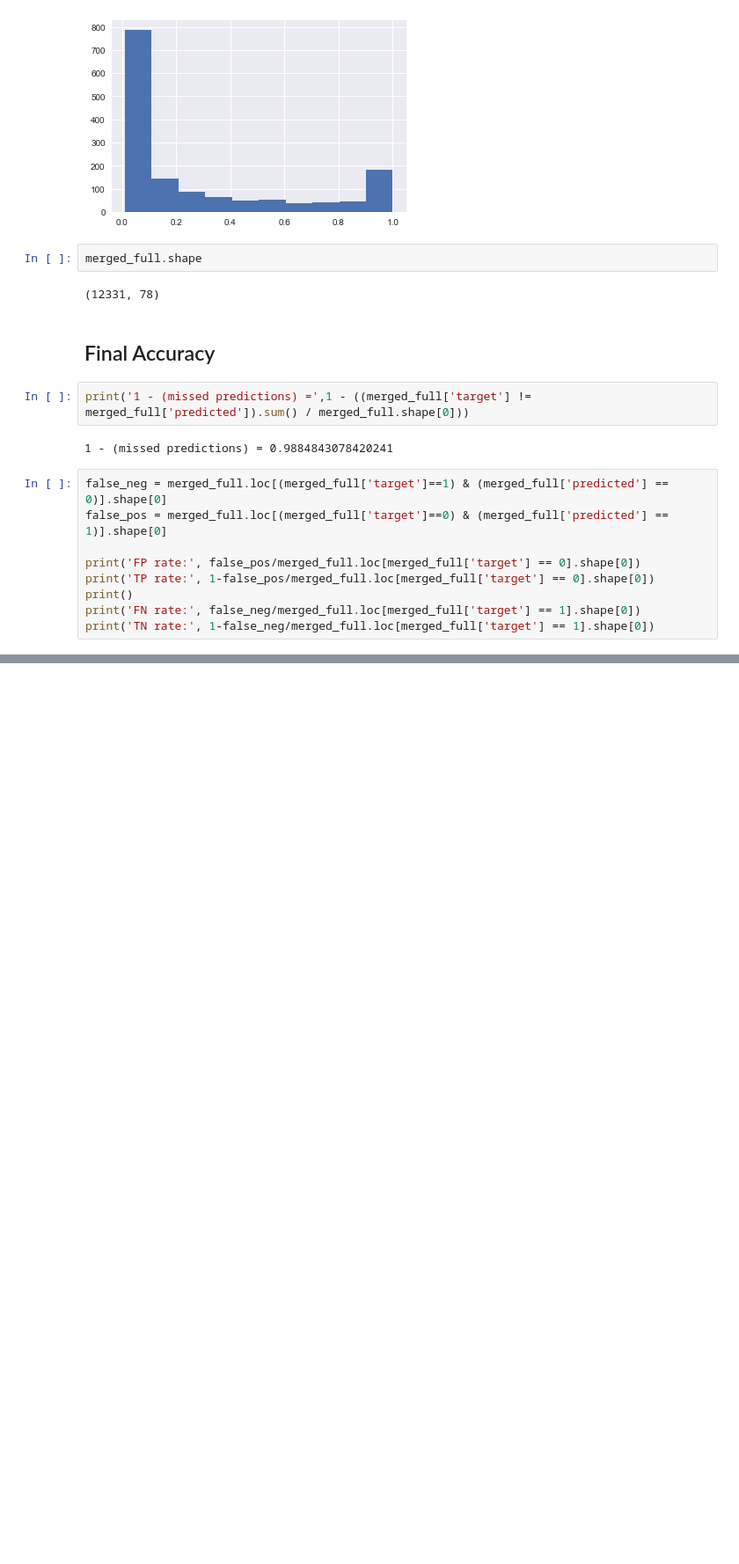
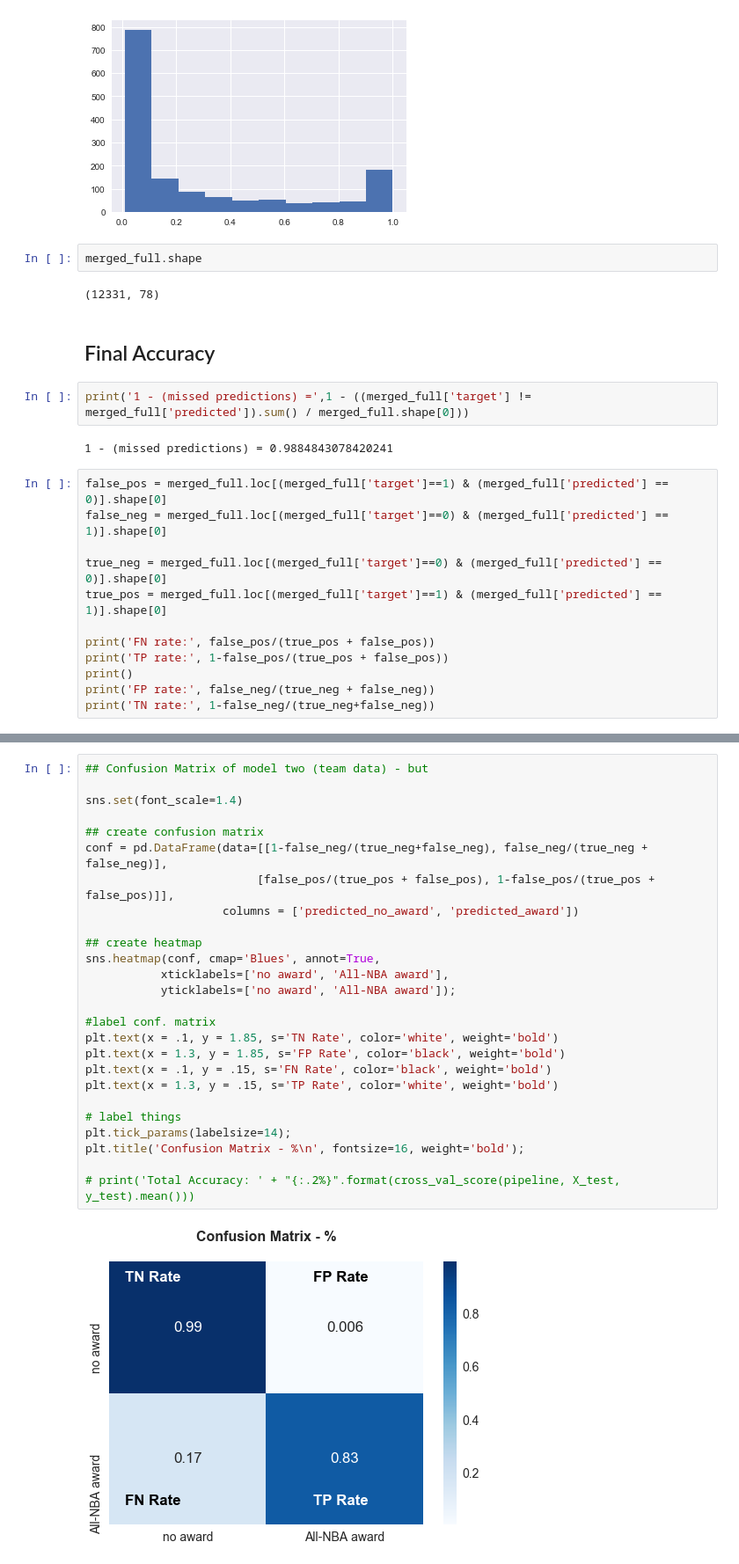
Before and after one commit to jquella/DSI_capstone, a Jupyter notebook: Analysis and Takeaways_v2.ipynb, the cells around one changed output, grey strips where cells are left out. Shown at 88% size. Drawn from its saved outputs; the diff is of its cells as text; blank space fills up the shorter version.

```diff
--- a/Analysis and Takeaways_v2.ipynb
+++ b/Analysis and Takeaways_v2.ipynb
@@ -570,12 +570,15 @@ print('1 - (missed predictions) =',1 - ((merged_full['target'] != merged_full['p
 # %% [output]
 1 - (missed predictions) = 0.9884843078420241
 # %%
-false_neg = merged_full.loc[(merged_full['target']==1) & (merged_full['predicted'] == 0)].shape[0]
-false_pos = merged_full.loc[(merged_full['target']==0) & (merged_full['predicted'] == 1)].shape[0]
+false_pos = merged_full.loc[(merged_full['target']==1) & (merged_full['predicted'] == 0)].shape[0]
+false_neg = merged_full.loc[(merged_full['target']==0) & (merged_full['predicted'] == 1)].shape[0]
 
-print('FP rate:', false_pos/merged_full.loc[merged_full['target'] == 0].shape[0])
-print('TP rate:', 1-false_pos/merged_full.loc[merged_full['target'] == 0].shape[0])
+true_neg = merged_full.loc[(merged_full['target']==0) & (merged_full['predicted'] == 0)].shape[0]
+true_pos = merged_full.loc[(merged_full['target']==1) & (merged_full['predicted'] == 1)].shape[0]
+
+print('FN rate:', false_pos/(true_pos + false_pos))
+print('TP rate:', 1-false_pos/(true_pos + false_pos))
 print()
-print('FN rate:', false_neg/merged_full.loc[merged_full['target'] == 1].shape[0])
-print('TN rate:', 1-false_neg/merged_full.loc[merged_full['target'] == 1].shape[0])
+print('FP rate:', false_neg/(true_neg + false_neg))
+print('TN rate:', 1-false_neg/(true_neg+false_neg))
 # %% [output]
@@ -586,0 +590,28 @@ TN rate: 0.8309523809523809
+# %%
+## Confusion Matrix of model two (team data) - but
+
+sns.set(font_scale=1.4)
+
+## create confusion matrix
+conf = pd.DataFrame(data=[[1-false_neg/(true_neg+false_neg), false_neg/(true_neg + false_neg)],
+                         [false_pos/(true_pos + false_pos), 1-false_pos/(true_pos + false_pos)]],
+                    columns = ['predicted_no_award', 'predicted_award'])
+
+## create heatmap
+sns.heatmap(conf, cmap='Blues', annot=True,
+           xticklabels=['no award', 'All-NBA award'],
+           yticklabels=['no award', 'All-NBA award']);
+
+#label conf. matrix
+plt.text(x = .1, y = 1.85, s='TN Rate', color='white', weight='bold')
+plt.text(x = 1.3, y = 1.85, s='FP Rate', color='black', weight='bold')
+plt.text(x = .1, y = .15, s='FN Rate', color='black', weight='bold')
+plt.text(x = 1.3, y = .15, s='TP Rate', color='white', weight='bold')
+
+# label things
+plt.tick_params(labelsize=14);
+plt.title('Confusion Matrix - %\n', fontsize=16, weight='bold');
+
+# print('Total Accuracy: ' + "{:.2%}".format(cross_val_score(pipeline, X_test, y_test).mean()))
+# %% [output]
+[figure, added]
```
Also changed, not shown: parts of 1 cell of this notebook, 1 other file.
